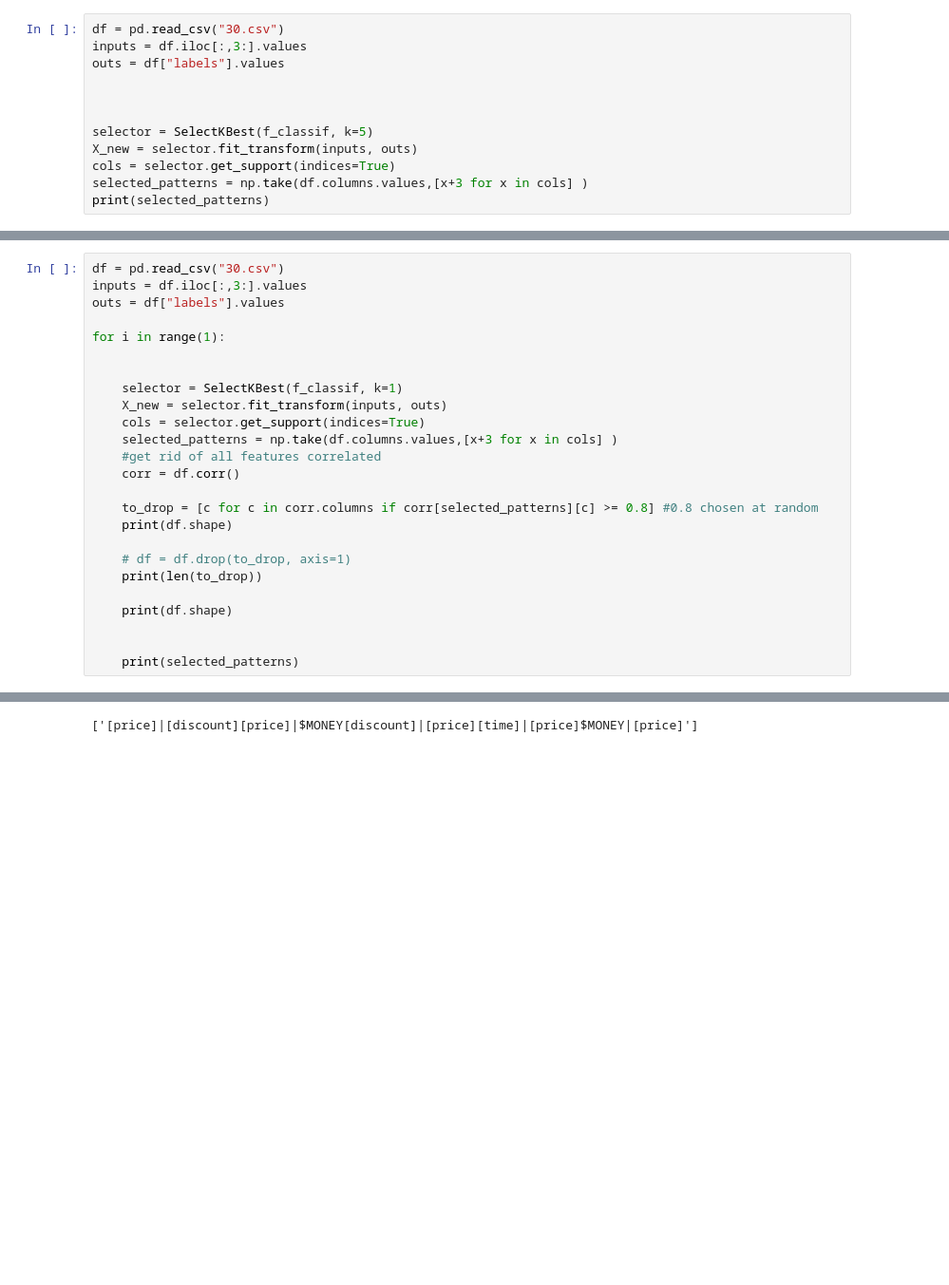
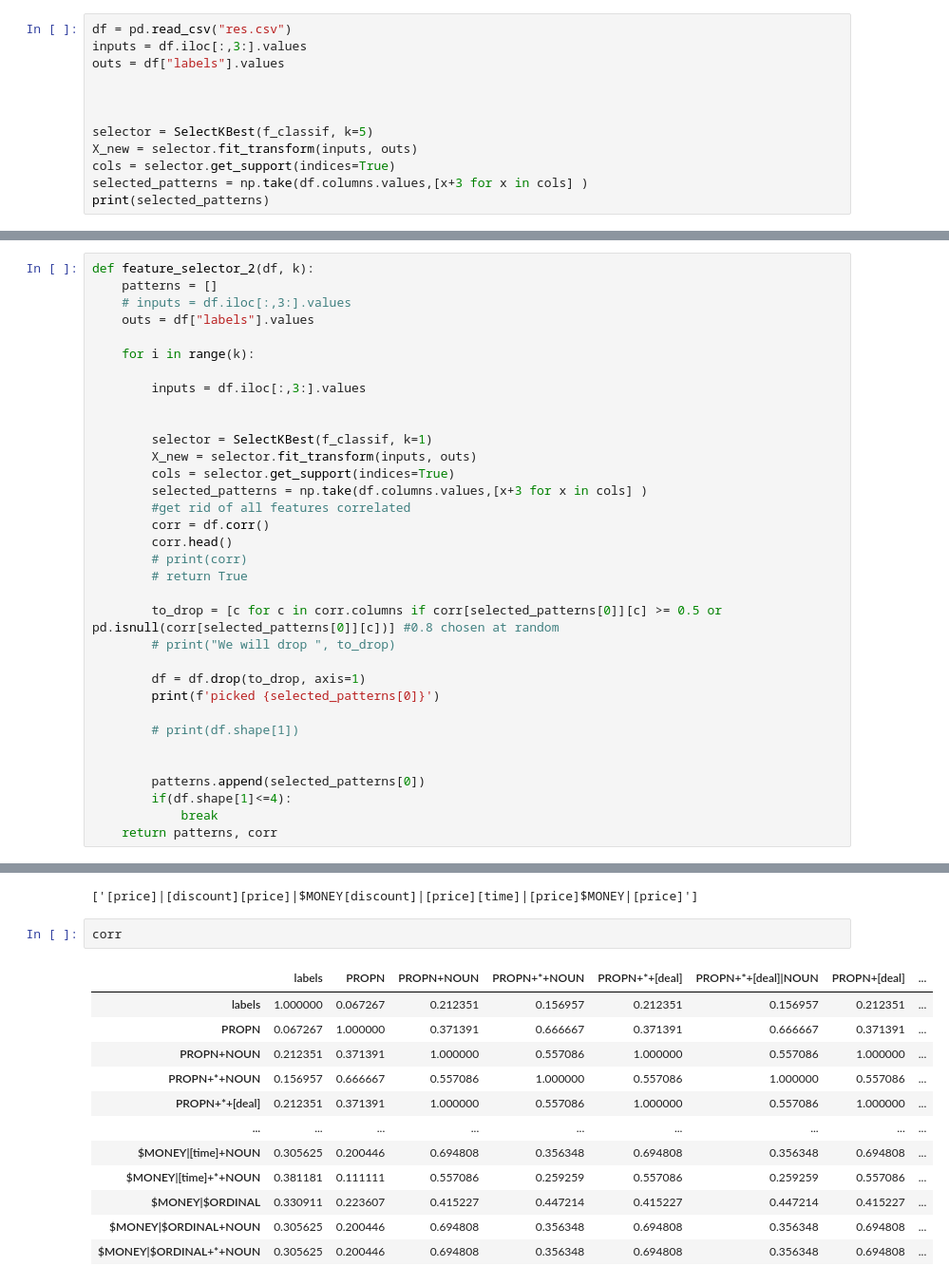
Before and after one commit to SimretA/pattern_synthesizer_api, a Jupyter notebook: temp/feature_sel.ipynb, the cells around one changed output, grey strips where cells are left out. Shown at 95% size. Cells and saved outputs as stored; diff of their text form; blank space fills up the shorter version.

Commit message:
fixed feature selection bug

```diff
--- a/temp/feature_sel.ipynb
+++ b/temp/feature_sel.ipynb
@@ -8,7 +8,7 @@ import numpy as np
 # %%
 df = pd.read_csv("30.csv")
 # %%
-df = pd.read_csv("30.csv")
+df = pd.read_csv("res.csv")
 inputs = df.iloc[:,3:].values
 outs = df["labels"].values
 
@@ -359,27 +357,36 @@ Positive examples
 # %% [markdown]
 # New Approach
 # %%
-df = pd.read_csv("30.csv")
-inputs = df.iloc[:,3:].values
-outs = df["labels"].values
+def feature_selector_2(df, k):
+    patterns = []
+    # inputs = df.iloc[:,3:].values
+    outs = df["labels"].values
 
-for i in range(1):
+    for i in range(k):
+
+        inputs = df.iloc[:,3:].values
 
 
-    selector = SelectKBest(f_classif, k=1)
-    X_new = selector.fit_transform(inputs, outs)
-    cols = selector.get_support(indices=True)
-    selected_patterns = np.take(df.columns.values,[x+3 for x in cols] )
-    #get rid of all features correlated
-    corr = df.corr()
+        selector = SelectKBest(f_classif, k=1)
+        X_new = selector.fit_transform(inputs, outs)
+        cols = selector.get_support(indices=True)
+        selected_patterns = np.take(df.columns.values,[x+3 for x in cols] )
+        #get rid of all features correlated
+        corr = df.corr()
+        corr.head()
+        # print(corr)
+        # return True
 
-    to_drop = [c for c in corr.columns if corr[selected_patterns][c] >= 0.8] #0.8 chosen at random
-    print(df.shape)
+        to_drop = [c for c in corr.columns if corr[selected_patterns[0]][c] >= 0.5 or pd.isnull(corr[selected_patterns[0]][c])] #0.8 chosen at random
+        # print("We will drop ", to_drop)
 
-    # df = df.drop(to_drop, axis=1)
-    print(len(to_drop))
+        df = df.drop(to_drop, axis=1)
+        print(f'picked {selected_patterns[0]}')
 
-    print(df.shape)
+        # print(df.shape[1])
 
 
-    print(selected_patterns)
+        patterns.append(selected_patterns[0])
+        if(df.shape[1]<=4):
+            break
+    return patterns, corr
@@ -390,3 +416,18 @@ KeyError: 'labels'
  '[time]|[price]' '$MONEY|[price]']
 # %% [output]
 ['[price]|[discount][price]|$MONEY[discount]|[price][time]|[price]$MONEY|[price]']
+# %%
+corr
+# %% [output]
+|  | labels | PROPN | PROPN+NOUN | PROPN+*+NOUN | PROPN+*+[deal] | PROPN+*+[deal]|NOUN | PROPN+[deal] | ... |
+| labels | 1.000000 | 0.067267 | 0.212351 | 0.156957 | 0.212351 | 0.156957 | 0.212351 | ... |
+| PROPN | 0.067267 | 1.000000 | 0.371391 | 0.666667 | 0.371391 | 0.666667 | 0.371391 | ... |
+| PROPN+NOUN | 0.212351 | 0.371391 | 1.000000 | 0.557086 | 1.000000 | 0.557086 | 1.000000 | ... |
+| PROPN+*+NOUN | 0.156957 | 0.666667 | 0.557086 | 1.000000 | 0.557086 | 1.000000 | 0.557086 | ... |
+| PROPN+*+[deal] | 0.212351 | 0.371391 | 1.000000 | 0.557086 | 1.000000 | 0.557086 | 1.000000 | ... |
+| ... | ... | ... | ... | ... | ... | ... | ... | ... |
+| $MONEY|[time]+NOUN | 0.305625 | 0.200446 | 0.694808 | 0.356348 | 0.694808 | 0.356348 | 0.694808 | ... |
+| $MONEY|[time]+*+NOUN | 0.381181 | 0.111111 | 0.557086 | 0.259259 | 0.557086 | 0.259259 | 0.557086 | ... |
+| $MONEY|$ORDINAL | 0.330911 | 0.223607 | 0.415227 | 0.447214 | 0.415227 | 0.447214 | 0.415227 | ... |
+| $MONEY|$ORDINAL+NOUN | 0.305625 | 0.200446 | 0.694808 | 0.356348 | 0.694808 | 0.356348 | 0.694808 | ... |
+| $MONEY|$ORDINAL+*+NOUN | 0.305625 | 0.200446 | 0.694808 | 0.356348 | 0.694808 | 0.356348 | 0.694808 | ... |
```
Also changed, not shown: parts of 8 cells of this notebook, 3 other files.
